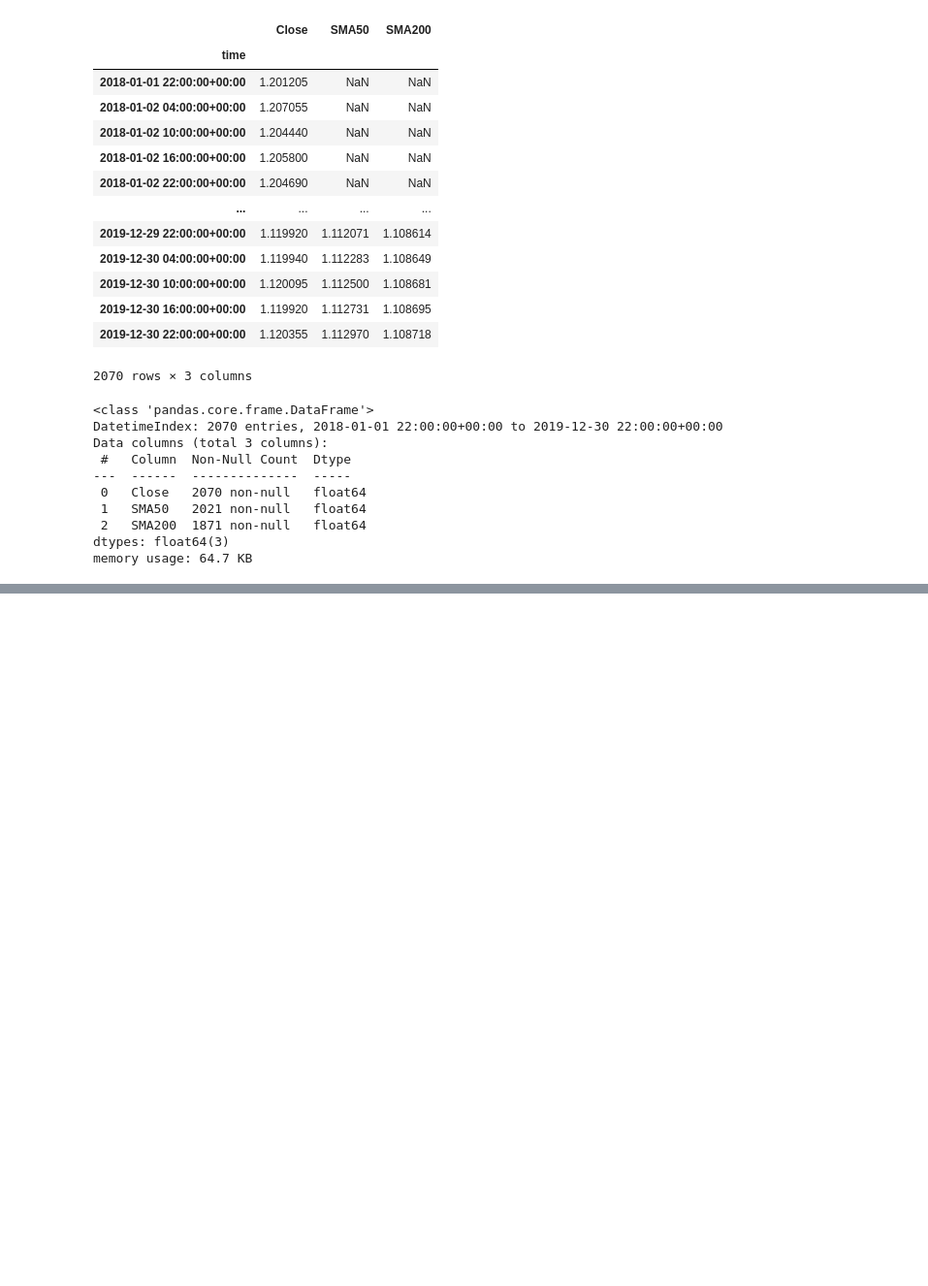
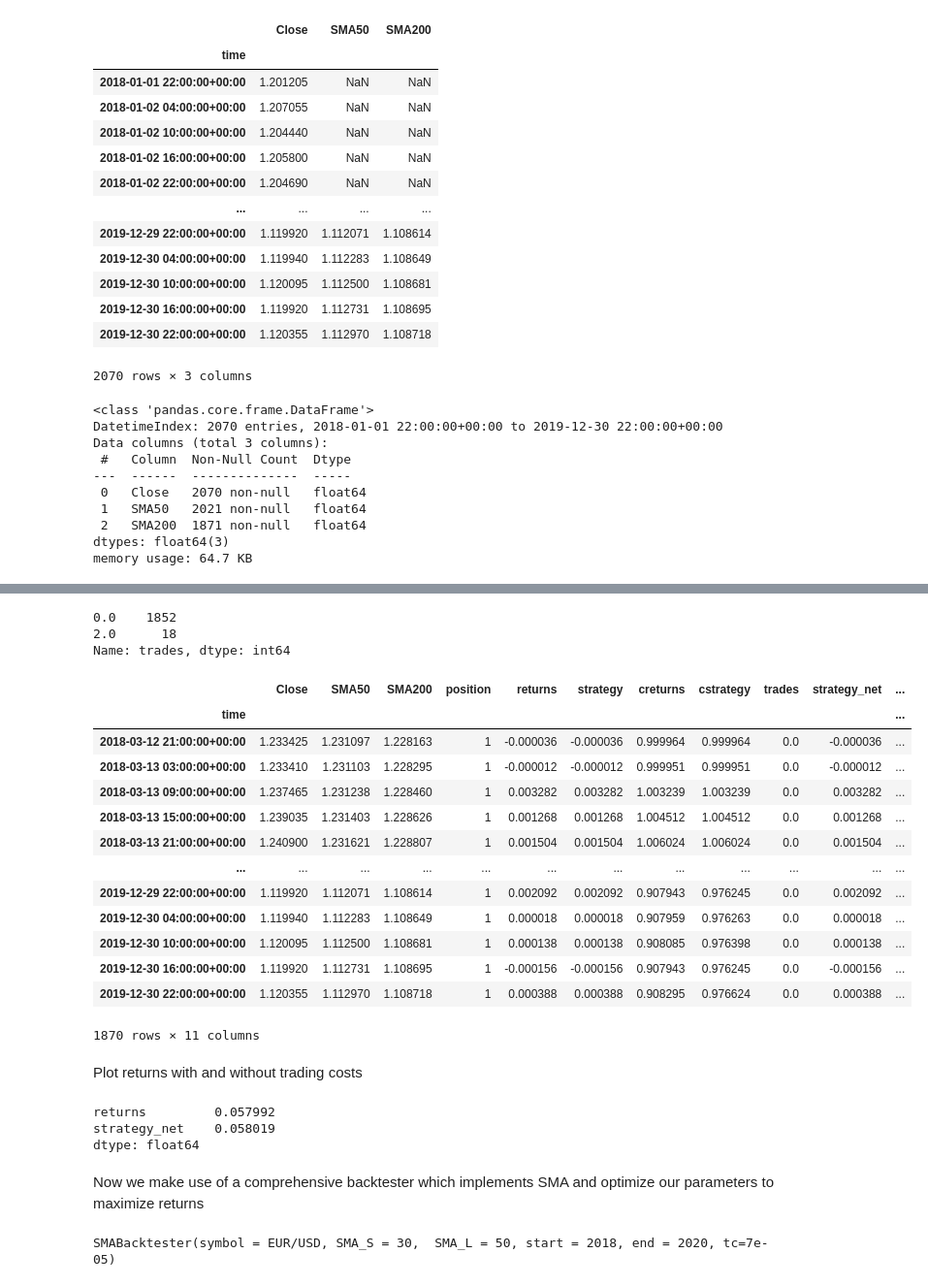
Before and after one commit to VishiK-on-github/algorithmic-trading-strategies, a Jupyter notebook: statistical-strategies/SMA/SMA.ipynb, the cells around one changed output, grey strips where cells are left out. Shown at 97% size. Cells and saved outputs as stored; diff of their text form; code cells hidden in the pictures; blank space fills up the shorter version.

```diff
--- a/statistical-strategies/SMA/SMA.ipynb
+++ b/statistical-strategies/SMA/SMA.ipynb
@@ -121,0 +279,5 @@ fig.show()
+# %%
+#Per Trade Costs
+ptc=0.00007
+# %%
+data['trades']=data.position.diff().fillna(0).abs()
@@ -121,0 +301,29 @@ fig.show()
+# %%
+data.trades.value_counts()
+# %% [output]
+0.0    1852
+2.0      18
+Name: trades, dtype: int64
+# %%
+data['strategy_net']=data.strategy-data.trades*ptc
+# %%
+data['cstrategy_net']=data.strategy_net.cumsum().apply(np.exp)
+# %%
+data
+# %% [output]
+|  | Close | SMA50 | SMA200 | position | returns | strategy | creturns | cstrategy | trades | strategy_net | ... |
+| time |  |  |  |  |  |  |  |  |  |  | ... |
+| 2018-03-12 21:00:00+00:00 | 1.233425 | 1.231097 | 1.228163 | 1 | -0.000036 | -0.000036 | 0.999964 | 0.999964 | 0.0 | -0.000036 | ... |
+| 2018-03-13 03:00:00+00:00 | 1.233410 | 1.231103 | 1.228295 | 1 | -0.000012 | -0.000012 | 0.999951 | 0.999951 | 0.0 | -0.000012 | ... |
+| 2018-03-13 09:00:00+00:00 | 1.237465 | 1.231238 | 1.228460 | 1 | 0.003282 | 0.003282 | 1.003239 | 1.003239 | 0.0 | 0.003282 | ... |
+| 2018-03-13 15:00:00+00:00 | 1.239035 | 1.231403 | 1.228626 | 1 | 0.001268 | 0.001268 | 1.004512 | 1.004512 | 0.0 | 0.001268 | ... |
+| 2018-03-13 21:00:00+00:00 | 1.240900 | 1.231621 | 1.228807 | 1 | 0.001504 | 0.001504 | 1.006024 | 1.006024 | 0.0 | 0.001504 | ... |
+| ... | ... | ... | ... | ... | ... | ... | ... | ... | ... | ... | ... |
+| 2019-12-29 22:00:00+00:00 | 1.119920 | 1.112071 | 1.108614 | 1 | 0.002092 | 0.002092 | 0.907943 | 0.976245 | 0.0 | 0.002092 | ... |
+| 2019-12-30 04:00:00+00:00 | 1.119940 | 1.112283 | 1.108649 | 1 | 0.000018 | 0.000018 | 0.907959 | 0.976263 | 0.0 | 0.000018 | ... |
+| 2019-12-30 10:00:00+00:00 | 1.120095 | 1.112500 | 1.108681 | 1 | 0.000138 | 0.000138 | 0.908085 | 0.976398 | 0.0 | 0.000138 | ... |
+| 2019-12-30 16:00:00+00:00 | 1.119920 | 1.112731 | 1.108695 | 1 | -0.000156 | -0.000156 | 0.907943 | 0.976245 | 0.0 | -0.000156 | ... |
+| 2019-12-30 22:00:00+00:00 | 1.120355 | 1.112970 | 1.108718 | 1 | 0.000388 | 0.000388 | 0.908295 | 0.976624 | 0.0 | 0.000388 | ... |
+1870 rows × 11 columns
+# %% [markdown]
+Plot returns with and without trading costs
@@ -121,0 +340,9 @@ fig.show()
+# %%
+data[['returns', 'strategy_net']].mean() * (4*252)
+data[['returns', 'strategy_net']].std() * np.sqrt(4*252)
+# %% [output]
+returns         0.057992
+strategy_net    0.058019
+dtype: float64
+# %% [markdown]
+Now we make use of a comprehensive backtester which implements SMA and optimize our parameters to maximize returns
@@ -121,0 +353,4 @@ fig.show()
+# %%
+testSMA
+# %% [output]
+SMABacktester(symbol = EUR/USD, SMA_S = 30,  SMA_L = 50, start = 2018, end = 2020, tc=7e-05)
```
Also changed, not shown: parts of 40 cells of this notebook, 4 other files.
